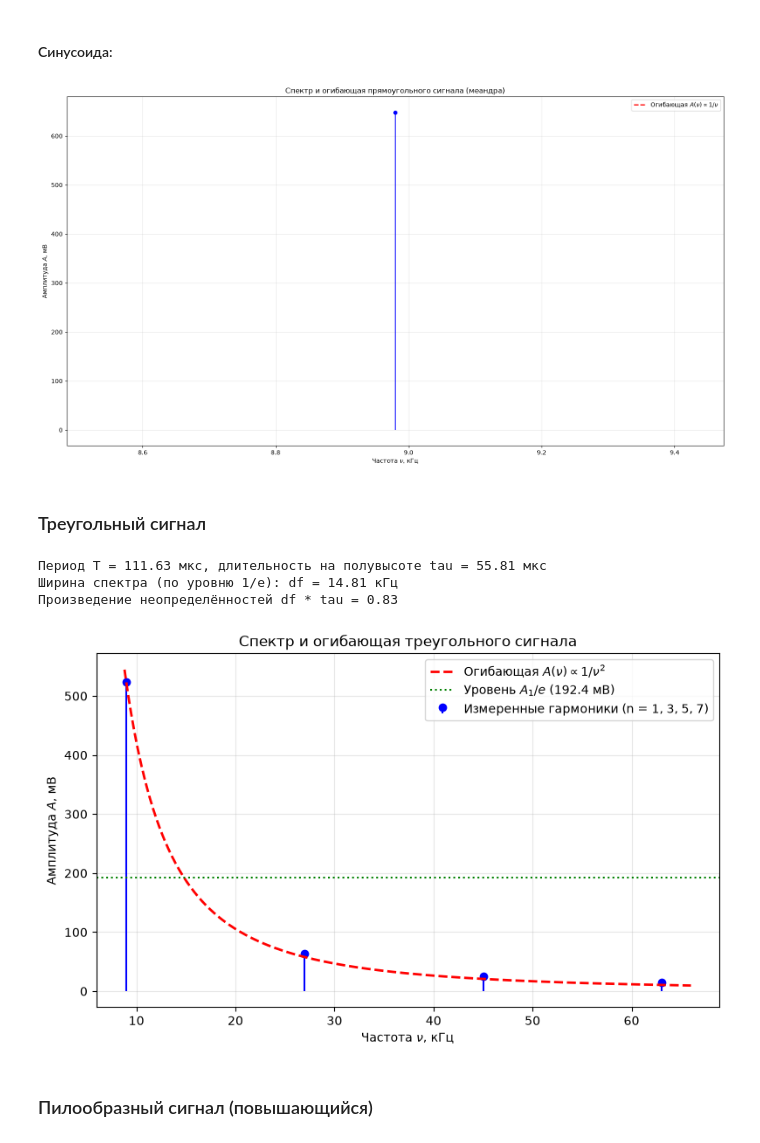
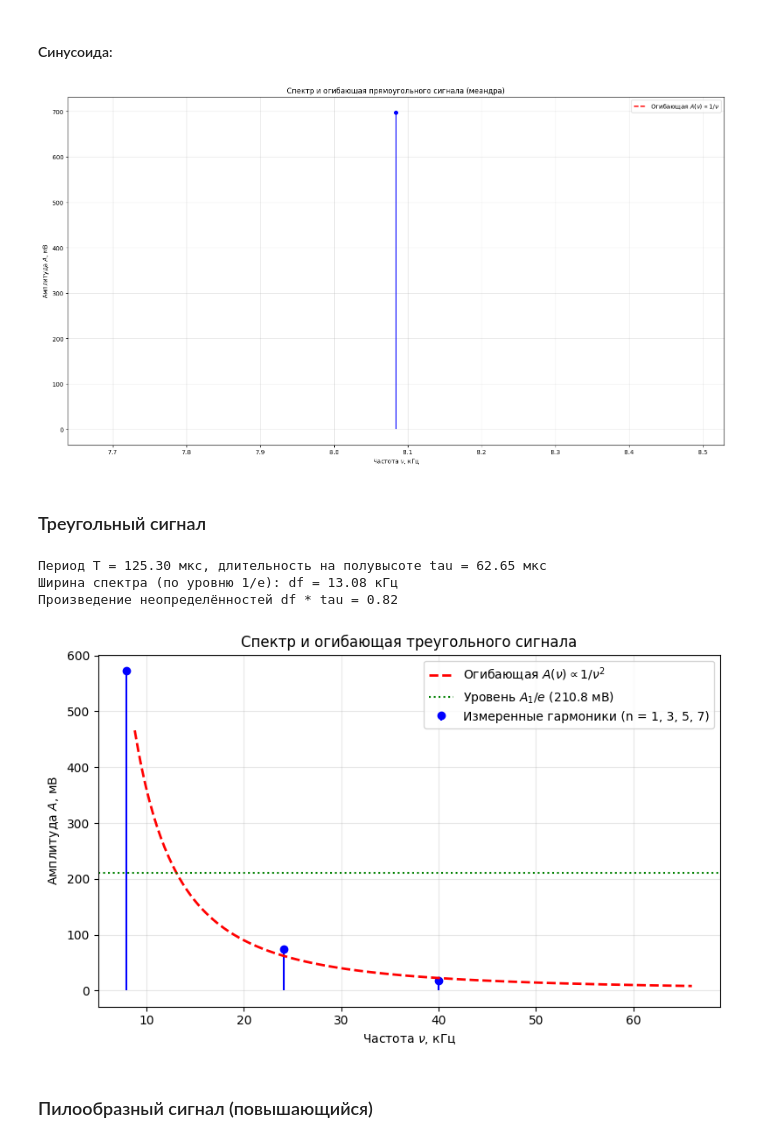
Before and after one commit to tlufl/physics-laboratory-assignments, a Jupyter notebook: sem3/213/lab.ipynb, the cells around one changed output. Saved outputs shown, nothing was run; the diff lists cells and outputs as text; code cells hidden in the pictures.

```diff
--- a/sem3/213/lab.ipynb
+++ b/sem3/213/lab.ipynb
@@ -82,23 +82,23 @@ plot_graph(harmonics, Envelope(f_grid, envelope), level_e)
 #### Синусоида:
 # %%
 harmonics = pd.DataFrame({
-    "freq, kHz": [8.98],
-    "A, mV": [647.7],
+    "freq, kHz": [8.084],
+    "A, mV": [697.5],
 })
-T = (196 - 84.79) * 1e-6  # 111.21 мкс
+T = (156.7 - 31.4) * 1e-6
 
 plot_graph(harmonics, Envelope())
 # %% [output]
-[figure, old version]
+[figure, new version]
 # %% [markdown]
 ### Треугольный сигнал
 # %%
 harmonics = pd.DataFrame({
-    "freq, kHz": [8.98, 26.97, 45.03, 63.02],
-    "A, mV": [523.1, 64.06, 24.91, 14.23],
+    "freq, kHz": [7.935, 24.13, 39.96],
+    "A, mV": [573.0, 74.73, 17.79],
 })
 
-T = (196.8 - 85.17) * 1e-6  # 111.63 мкс
+T = (156.7 - 31.4) * 1e-6
 tau = T / 2  # длительность импульса на полувысоте, с
 
 # Добавлен индекс [0]
@@ -123,37 +123,37 @@ plt.figure(figsize=(8, 5))
 plt.stem(
     harmonics["freq, kHz"],
     harmonics["A, mV"],
     linefmt="b-",
     markerfmt="bo",
     basefmt=" ",
     label="Измеренные гармоники (n = 1, 3, 5, 7)",
 )
 plt.plot(
     f_grid,
     envelope,
     "r--",
     linewidth=2,
     label=r"Огибающая $A(\nu) \propto 1/\nu^2$",
 )
 plt.axhline(
     level_e,
     color="g",
     linestyle=":",
     label=f"Уровень $A_1/e$ ({level_e:.1f} мВ)",
 )
 
 plt.title("Спектр и огибающая треугольного сигнала")
 plt.xlabel("Частота $\\nu$, кГц")
 plt.ylabel("Амплитуда $A$, мВ")
 plt.grid(True, alpha=0.3)
 plt.legend()
 plt.tight_layout()
 plt.show()
 # %% [output]
-Период T = 111.63 мкс, длительность на полувысоте tau = 55.81 мкс
-Ширина спектра (по уровню 1/e): df = 14.81 кГц
-Произведение неопределённостей df * tau = 0.83
+Период T = 125.30 мкс, длительность на полувысоте tau = 62.65 мкс
+Ширина спектра (по уровню 1/e): df = 13.08 кГц
+Произведение неопределённостей df * tau = 0.82
-[figure, old version]
+[figure, new version]
 # %% [markdown]
 ### Пилообразный сигнал (повышающийся)
 # %%
```
Also changed, not shown: parts of 4 cells of this notebook.
